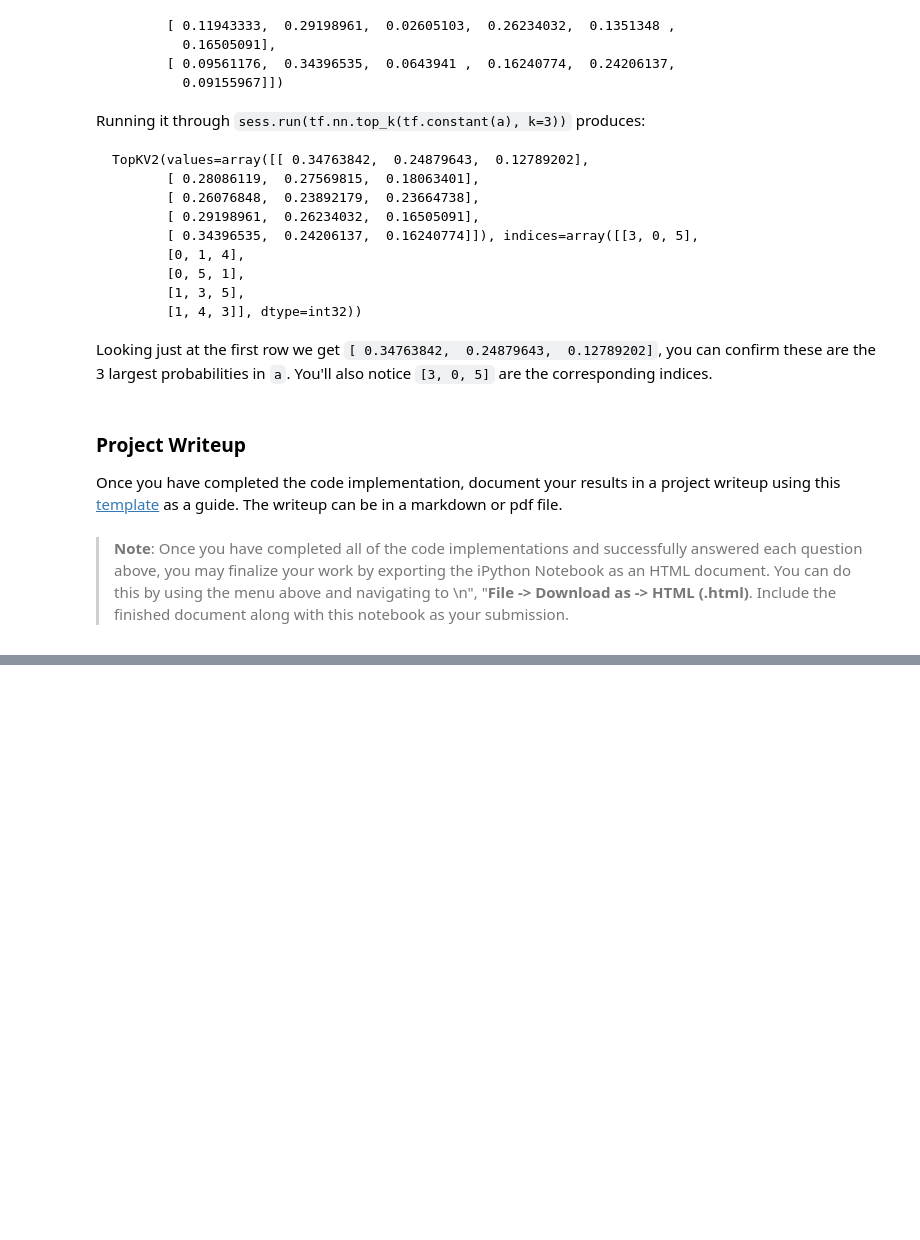
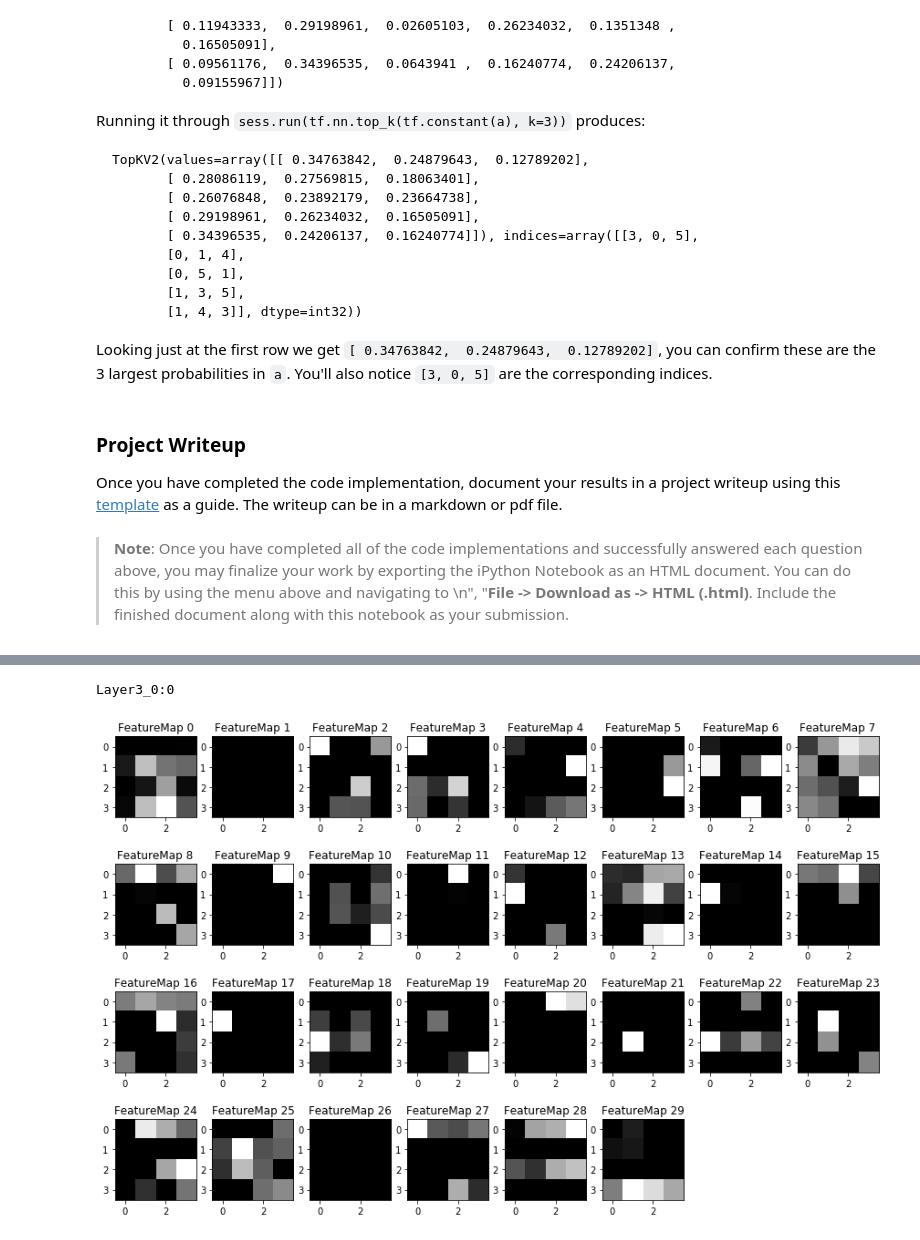
Before and after one commit to Self-Driving-Car-NDegree-M-Russo/CarND-P2-Traffic-Sign-Classifier, a Jupyter notebook: Traffic_Sign_Classifier.ipynb, the cells around one changed output, grey strips where cells are left out. Cells and saved outputs as stored; diff of their text form; code cells hidden in the pictures; blank space fills up the shorter version.

```diff
--- a/Traffic_Sign_Classifier.ipynb
+++ b/Traffic_Sign_Classifier.ipynb
@@ -847,0 +844,13 @@ def outputFeatureMap(image_input, tf_activation, activation_min=-1, activation_m
+# %%
+with tf.Session() as sess:
+    #sess.run(tf.global_variables_initializer())
+    saver.restore(sess, tf.train.latest_checkpoint('.'))
+    #sess.run(LeNet(X_test_web[0]))
+    #for i in sess.graph.get_operations():
+    #    print (i.name)
+    lay3=sess.graph.get_tensor_by_name("Layer3_0:0")
+    print(lay3.name)
+    outputFeatureMap(X_test_web[0].reshape(1, 32,32,3),lay3)
+# %% [output]
+Layer3_0:0
+[figure, added]
```
Also changed, not shown: parts of 21 cells of this notebook, 12 other files.
